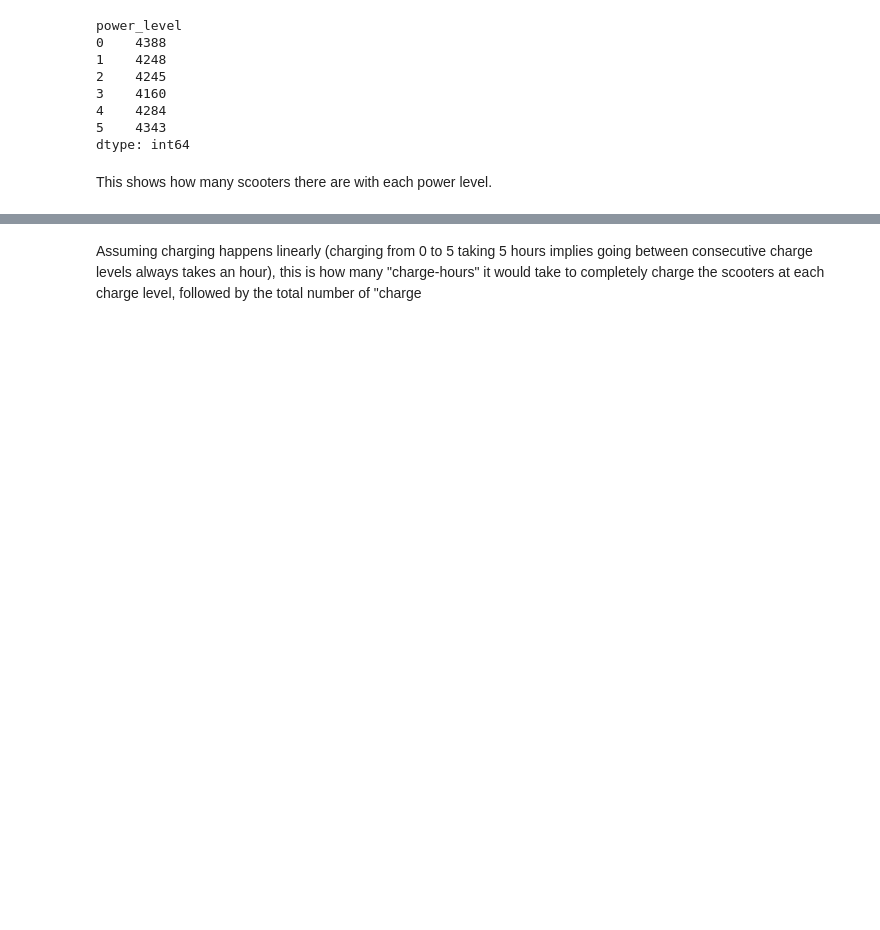
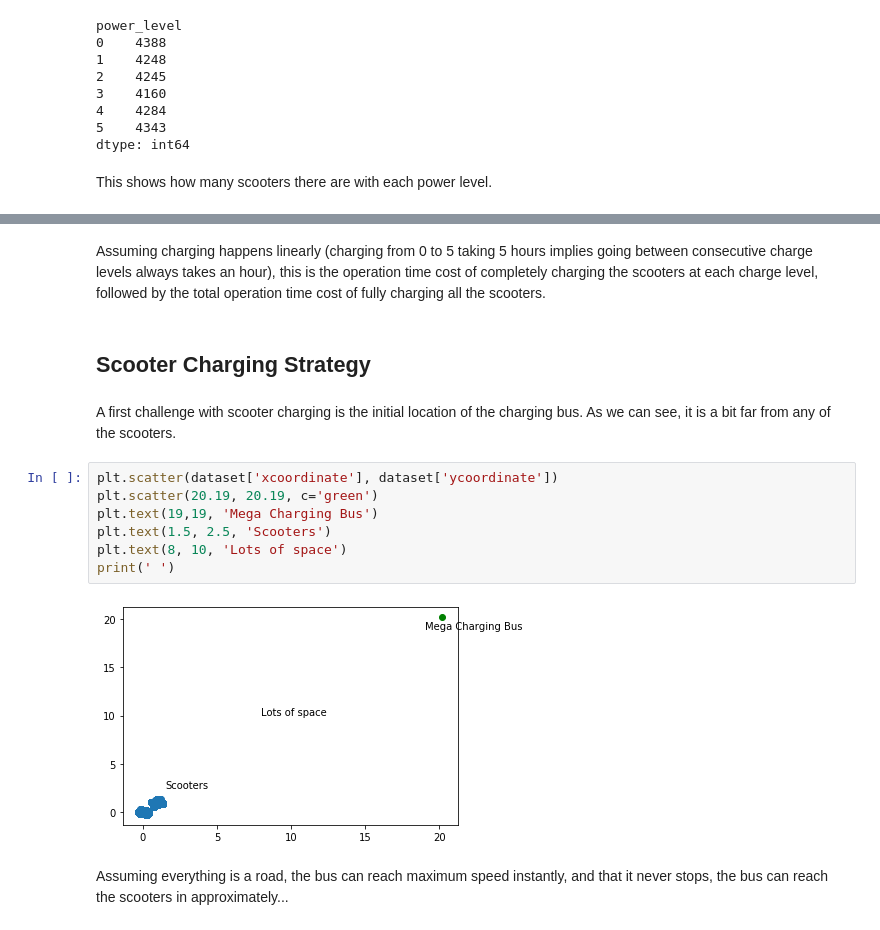
Before and after one commit to ejyager00/xternDataProject, a Jupyter notebook: scooterAnalysis.ipynb, the cells around one changed output, grey strips where cells are left out. Drawn from its saved outputs; the diff is of its cells as text; blank space fills up the shorter version.

```diff
--- a/scooterAnalysis.ipynb
+++ b/scooterAnalysis.ipynb
@@ -90,3 +93,18 @@ dtype: int64
 Cumulative:  64271  hours
 # %% [markdown]
-Assuming charging happens linearly (charging from 0 to 5 taking 5 hours implies going between consecutive charge levels always takes an hour), this is how many "charge-hours" it would take to completely charge the scooters at each charge level, followed by the total number of "charge
+Assuming charging happens linearly (charging from 0 to 5 taking 5 hours implies going between consecutive charge levels always takes an hour), this is the operation time cost of completely charging the scooters at each charge level, followed by the total operation time cost of fully charging all the scooters.
+# %% [markdown]
+## Scooter Charging Strategy
+# %% [markdown]
+A first challenge with scooter charging is the initial location of the charging bus. As we can see, it is a bit far from any of the scooters.
+# %%
+plt.scatter(dataset['xcoordinate'], dataset['ycoordinate'])
+plt.scatter(20.19, 20.19, c='green')
+plt.text(19,19, 'Mega Charging Bus')
+plt.text(1.5, 2.5, 'Scooters')
+plt.text(8, 10, 'Lots of space')
+print(' ')
+# %% [output]
+[figure, added]
+# %% [markdown]
+Assuming everything is a road, the bus can reach maximum speed instantly, and that it never stops, the bus can reach the scooters in approximately...
```
Also changed, not shown: parts of 8 cells of this notebook, 1 other file.
